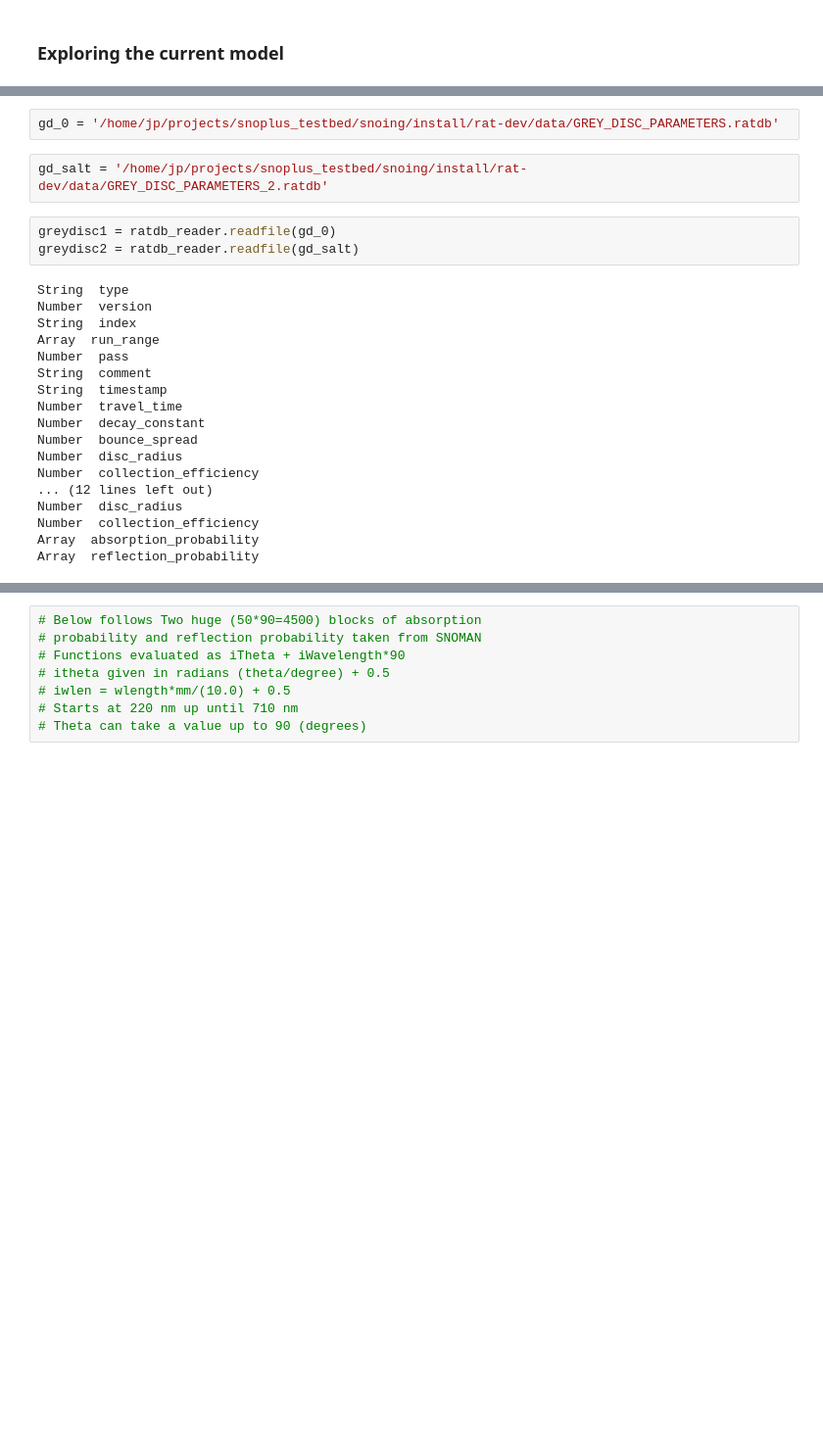
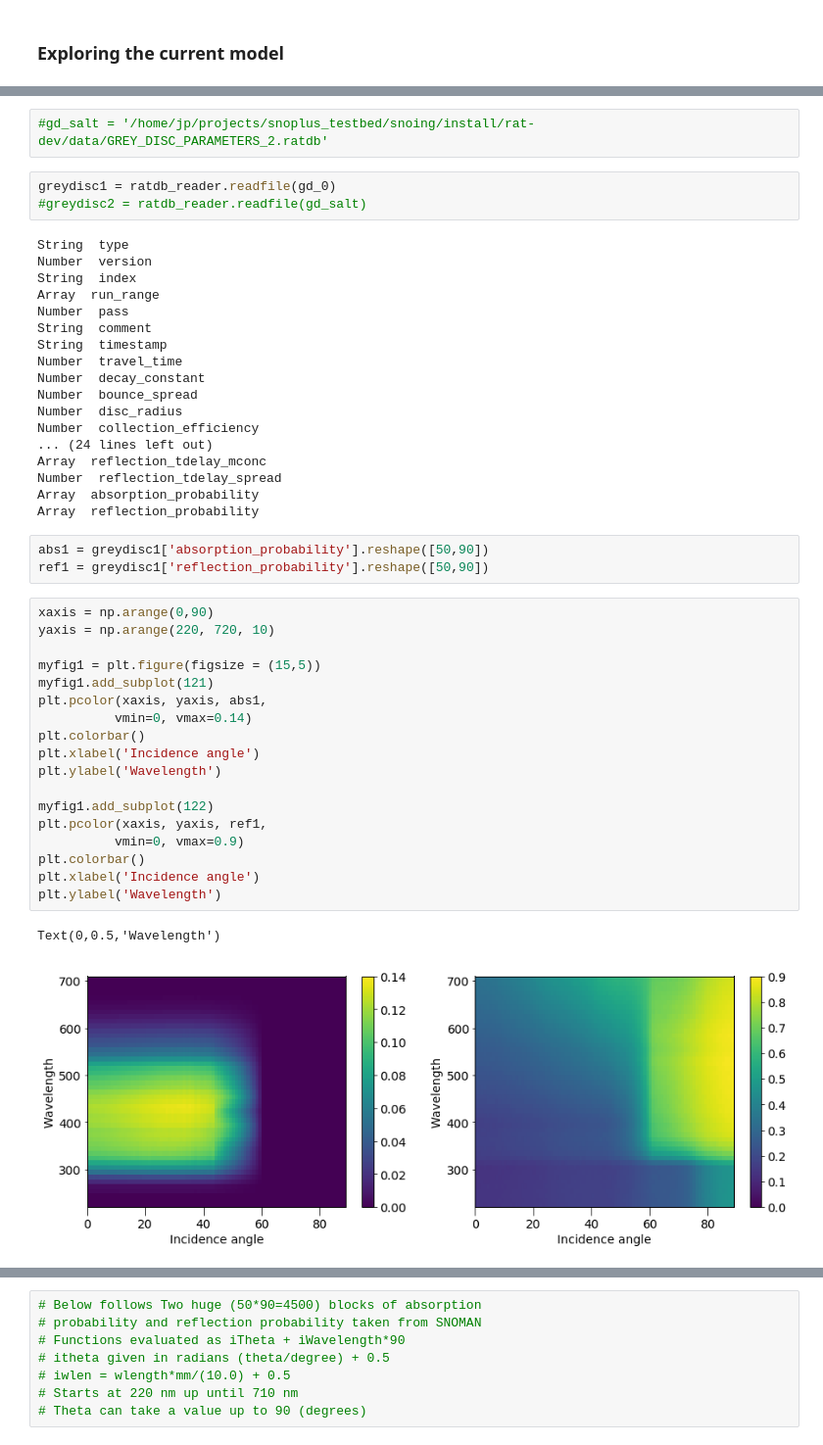
Before and after one commit to jpyanez/ipython_notebooks, a Jupyter notebook: SNOplus/greydisc/GreyDiscModels.ipynb, the cells around one changed output, grey strips where cells are left out. Shown at 98% size. Drawn from its saved outputs; the diff is of its cells as text; blank space fills up the shorter version.

```diff
--- a/SNOplus/greydisc/GreyDiscModels.ipynb
+++ b/SNOplus/greydisc/GreyDiscModels.ipynb
@@ -17,10 +22,8 @@ reload(ratdb_reader)
 # %%
-gd_0 = '/home/jp/projects/snoplus_testbed/snoing/install/rat-dev/data/GREY_DISC_PARAMETERS.ratdb'
+#gd_salt = '/home/jp/projects/snoplus_testbed/snoing/install/rat-dev/data/GREY_DISC_PARAMETERS_2.ratdb'
-# %%
-gd_salt = '/home/jp/projects/snoplus_testbed/snoing/install/rat-dev/data/GREY_DISC_PARAMETERS_2.ratdb'
 # %%
 greydisc1 = ratdb_reader.readfile(gd_0)
-greydisc2 = ratdb_reader.readfile(gd_salt)
+#greydisc2 = ratdb_reader.readfile(gd_salt)
 # %% [output]
 String  type
 Number  version
@@ -34,8 +37,32 @@ Number  decay_constant
 Number  bounce_spread
 Number  disc_radius
 Number  collection_efficiency
-... (12 lines left out)
-Number  disc_radius
-Number  collection_efficiency
+... (24 lines left out)
+Array  reflection_tdelay_mconc
+Number  reflection_tdelay_spread
 Array  absorption_probability
 Array  reflection_probability
+# %%
+abs1 = greydisc1['absorption_probability'].reshape([50,90])
+ref1 = greydisc1['reflection_probability'].reshape([50,90])
+# %%
+xaxis = np.arange(0,90)
+yaxis = np.arange(220, 720, 10)
+
+myfig1 = plt.figure(figsize = (15,5))
+myfig1.add_subplot(121)
+plt.pcolor(xaxis, yaxis, abs1,
+          vmin=0, vmax=0.14)
+plt.colorbar()
+plt.xlabel('Incidence angle')
+plt.ylabel('Wavelength')
+
+myfig1.add_subplot(122)
+plt.pcolor(xaxis, yaxis, ref1,
+          vmin=0, vmax=0.9)
+plt.colorbar()
+plt.xlabel('Incidence angle')
+plt.ylabel('Wavelength')
+# %% [output]
+Text(0,0.5,'Wavelength')
+[figure, added]
```
Also changed, not shown: parts of 12 cells of this notebook.
